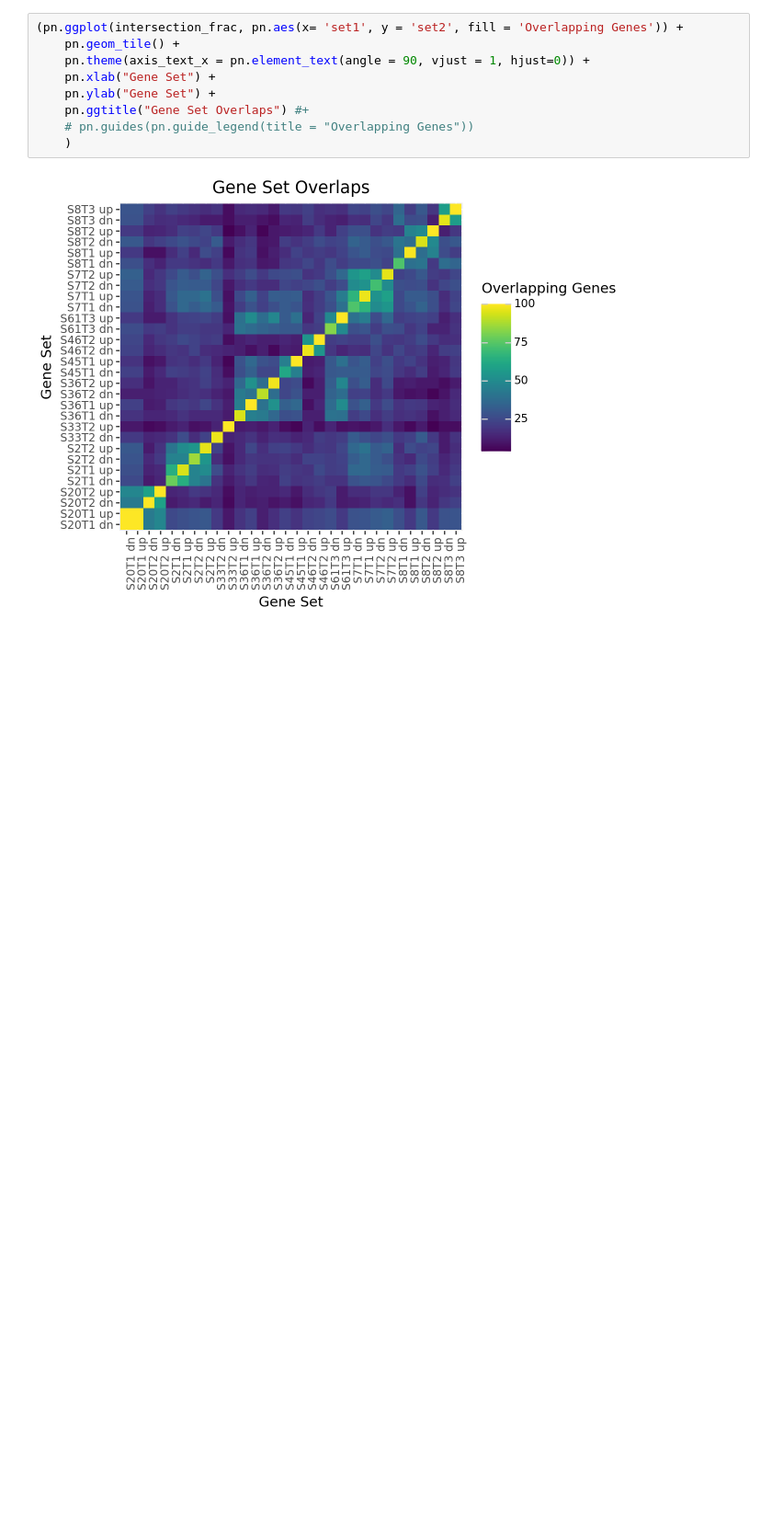
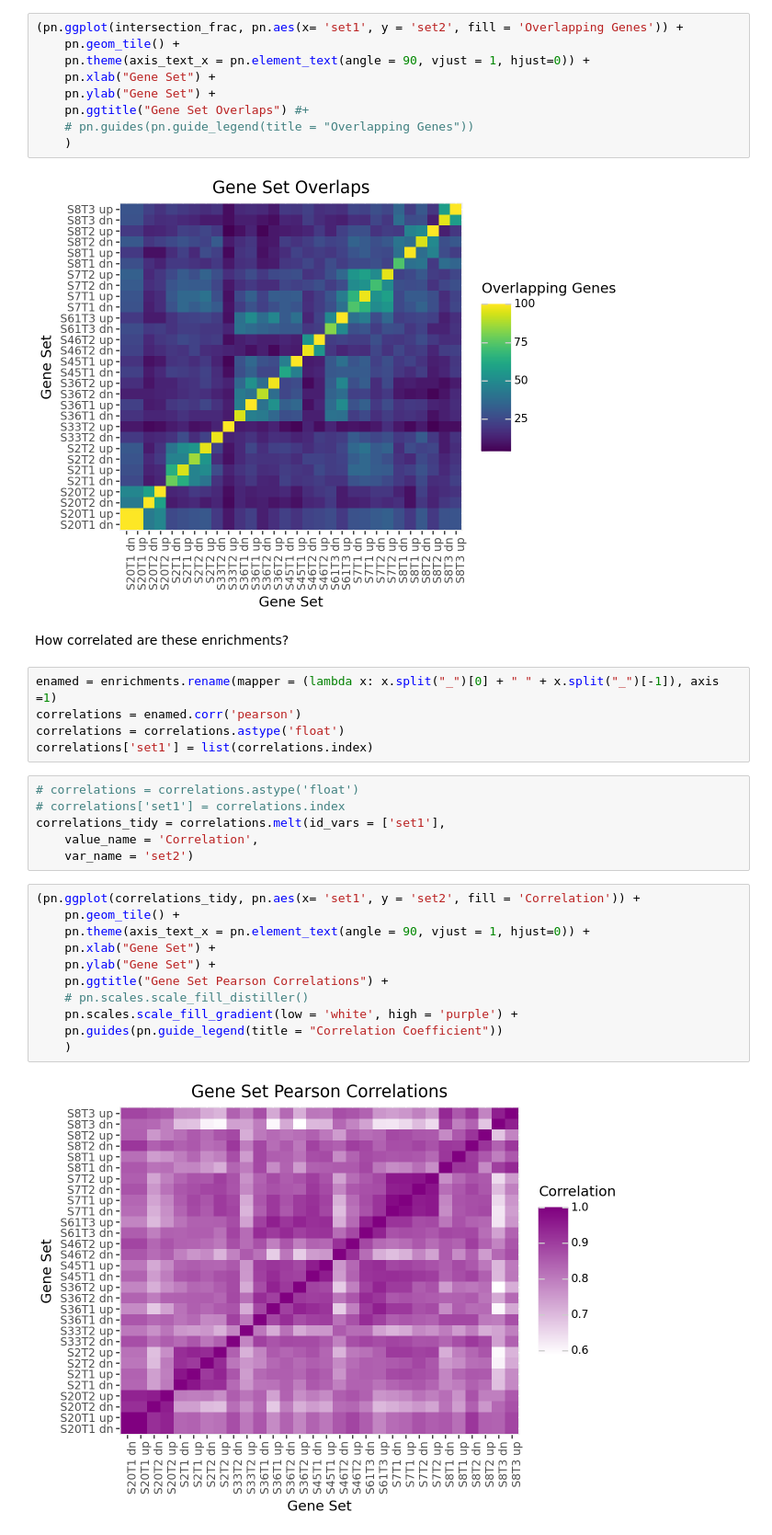
Before and after one commit to doged4/spatial_cancer_thesis, a Jupyter notebook: enrichment_presentation.ipynb, the cells around one changed output. Shown: that part at 92% size. Drawn from its saved outputs; the diff is of its cells as text; blank space fills up the shorter version.

Commit message:
Include analysis of Pearson correlations between gene groups

```diff
--- a/enrichment_presentation.ipynb
+++ b/enrichment_presentation.ipynb
@@ -45,3 +46,29 @@ intersection_frac['Overlapping Genes'] = intersection_frac['overlap'].astype('fl
     )
 # %% [output]
 [figure]
+# %% [markdown]
+How correlated are these enrichments?
+# %%
+enamed = enrichments.rename(mapper = (lambda x: x.split("_")[0] + " " + x.split("_")[-1]), axis =1)
+correlations = enamed.corr('pearson')
+correlations = correlations.astype('float')
+correlations['set1'] = list(correlations.index)
+# %%
+# correlations = correlations.astype('float')
+# correlations['set1'] = correlations.index
+correlations_tidy = correlations.melt(id_vars = ['set1'],
+    value_name = 'Correlation',
+    var_name = 'set2')
+# %%
+(pn.ggplot(correlations_tidy, pn.aes(x= 'set1', y = 'set2', fill = 'Correlation')) +
+    pn.geom_tile() +
+    pn.theme(axis_text_x = pn.element_text(angle = 90, vjust = 1, hjust=0)) +
+    pn.xlab("Gene Set") +
+    pn.ylab("Gene Set") +
+    pn.ggtitle("Gene Set Pearson Correlations") +
+    # pn.scales.scale_fill_distiller()
+    pn.scales.scale_fill_gradient(low = 'white', high = 'purple') +
+    pn.guides(pn.guide_legend(title = "Correlation Coefficient"))
+    )
+# %% [output]
+[figure, added]
```
Also changed, not shown: parts of 3 cells of this notebook.
